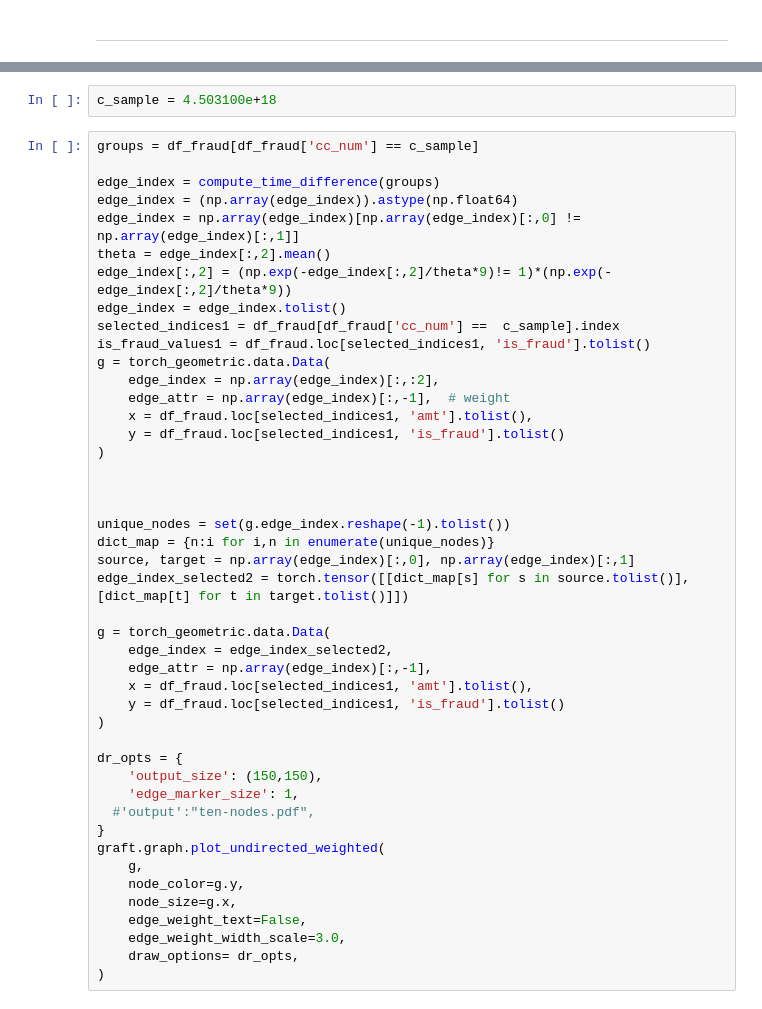
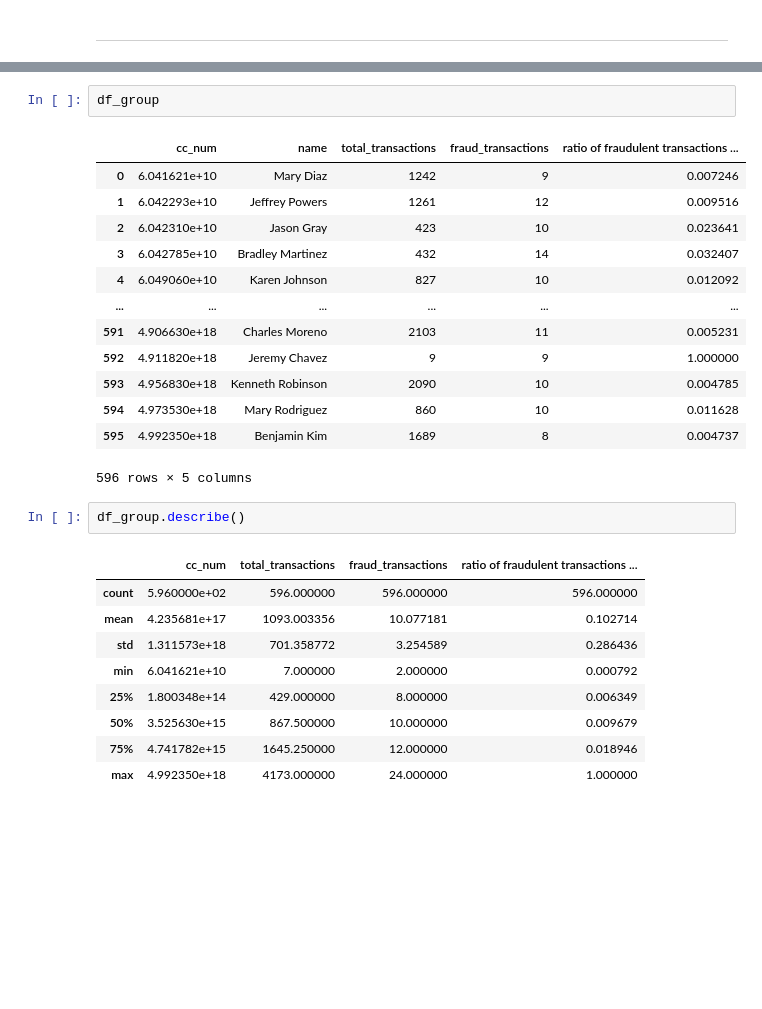
Before and after one commit to boram-coco/GNNpaper, a Jupyter notebook: posts/240314data정리.ipynb, the cells around one changed output, grey strips where cells are left out. Saved outputs shown, nothing was run; the diff lists cells and outputs as text; blank space fills up the shorter version.

```diff
--- a/posts/240314data정리.ipynb
+++ b/posts/240314data정리.ipynb
@@ -145,47 +78,28 @@ def visualize_graph(df_fraud, c_sample=4.503100e+18, compute_time_difference=Non
-# %%
-c_sample = 4.503100e+18
-# %%
-groups = df_fraud[df_fraud['cc_num'] == c_sample]
-
-edge_index = compute_time_difference(groups)
-edge_index = (np.array(edge_index)).astype(np.float64)
-edge_index = np.array(edge_index)[np.array(edge_index)[:,0] != np.array(edge_index)[:,1]]
-theta = edge_index[:,2].mean()
-edge_index[:,2] = (np.exp(-edge_index[:,2]/theta*9)!= 1)*(np.exp(-edge_index[:,2]/theta*9))
-edge_index = edge_index.tolist()
-selected_indices1 = df_fraud[df_fraud['cc_num'] ==  c_sample].index
-is_fraud_values1 = df_fraud.loc[selected_indices1, 'is_fraud'].tolist()
-g = torch_geometric.data.Data(
-    edge_index = np.array(edge_index)[:,:2],
-    edge_attr = np.array(edge_index)[:,-1],  # weight
-    x = df_fraud.loc[selected_indices1, 'amt'].tolist(),
-    y = df_fraud.loc[selected_indices1, 'is_fraud'].tolist()
-)
-
-
-
-unique_nodes = set(g.edge_index.reshape(-1).tolist())
-dict_map = {n:i for i,n in enumerate(unique_nodes)}
-source, target = np.array(edge_index)[:,0], np.array(edge_index)[:,1]
-edge_index_selected2 = torch.tensor([[dict_map[s] for s in source.tolist()],[dict_map[t] for t in target.tolist()]])
-
-g = torch_geometric.data.Data(
-    edge_index = edge_index_selected2,
-    edge_attr = np.array(edge_index)[:,-1],
-    x = df_fraud.loc[selected_indices1, 'amt'].tolist(),
-    y = df_fraud.loc[selected_indices1, 'is_fraud'].tolist()
-)
-
-dr_opts = {
-    'output_size': (150,150),
-    'edge_marker_size': 1,
-  #'output':"ten-nodes.pdf",
-}
-graft.graph.plot_undirected_weighted(
-    g,
-    node_color=g.y,
-    node_size=g.x,
-    edge_weight_text=False,
-    edge_weight_width_scale=3.0,
-    draw_options= dr_opts,
-)
+# %%
+df_group
+# %% [output]
+|  | cc_num | name | total_transactions | fraud_transactions | ratio of fraudulent transactions ... |
+| 0 | 6.041621e+10 | Mary Diaz | 1242 | 9 | 0.007246 |
+| 1 | 6.042293e+10 | Jeffrey Powers | 1261 | 12 | 0.009516 |
+| 2 | 6.042310e+10 | Jason Gray | 423 | 10 | 0.023641 |
+| 3 | 6.042785e+10 | Bradley Martinez | 432 | 14 | 0.032407 |
+| 4 | 6.049060e+10 | Karen Johnson | 827 | 10 | 0.012092 |
+| ... | ... | ... | ... | ... | ... |
+| 591 | 4.906630e+18 | Charles Moreno | 2103 | 11 | 0.005231 |
+| 592 | 4.911820e+18 | Jeremy Chavez | 9 | 9 | 1.000000 |
+| 593 | 4.956830e+18 | Kenneth Robinson | 2090 | 10 | 0.004785 |
+| 594 | 4.973530e+18 | Mary Rodriguez | 860 | 10 | 0.011628 |
+| 595 | 4.992350e+18 | Benjamin Kim | 1689 | 8 | 0.004737 |
+596 rows × 5 columns
+# %%
+df_group.describe()
+# %% [output]
+|  | cc_num | total_transactions | fraud_transactions | ratio of fraudulent transactions ... |
+| count | 5.960000e+02 | 596.000000 | 596.000000 | 596.000000 |
+| mean | 4.235681e+17 | 1093.003356 | 10.077181 | 0.102714 |
+| std | 1.311573e+18 | 701.358772 | 3.254589 | 0.286436 |
+| min | 6.041621e+10 | 7.000000 | 2.000000 | 0.000792 |
+| 25% | 1.800348e+14 | 429.000000 | 8.000000 | 0.006349 |
+| 50% | 3.525630e+15 | 867.500000 | 10.000000 | 0.009679 |
+| 75% | 4.741782e+15 | 1645.250000 | 12.000000 | 0.018946 |
+| max | 4.992350e+18 | 4173.000000 | 24.000000 | 1.000000 |
```
Also changed, not shown: parts of 7 cells of this notebook, 20 other files.
